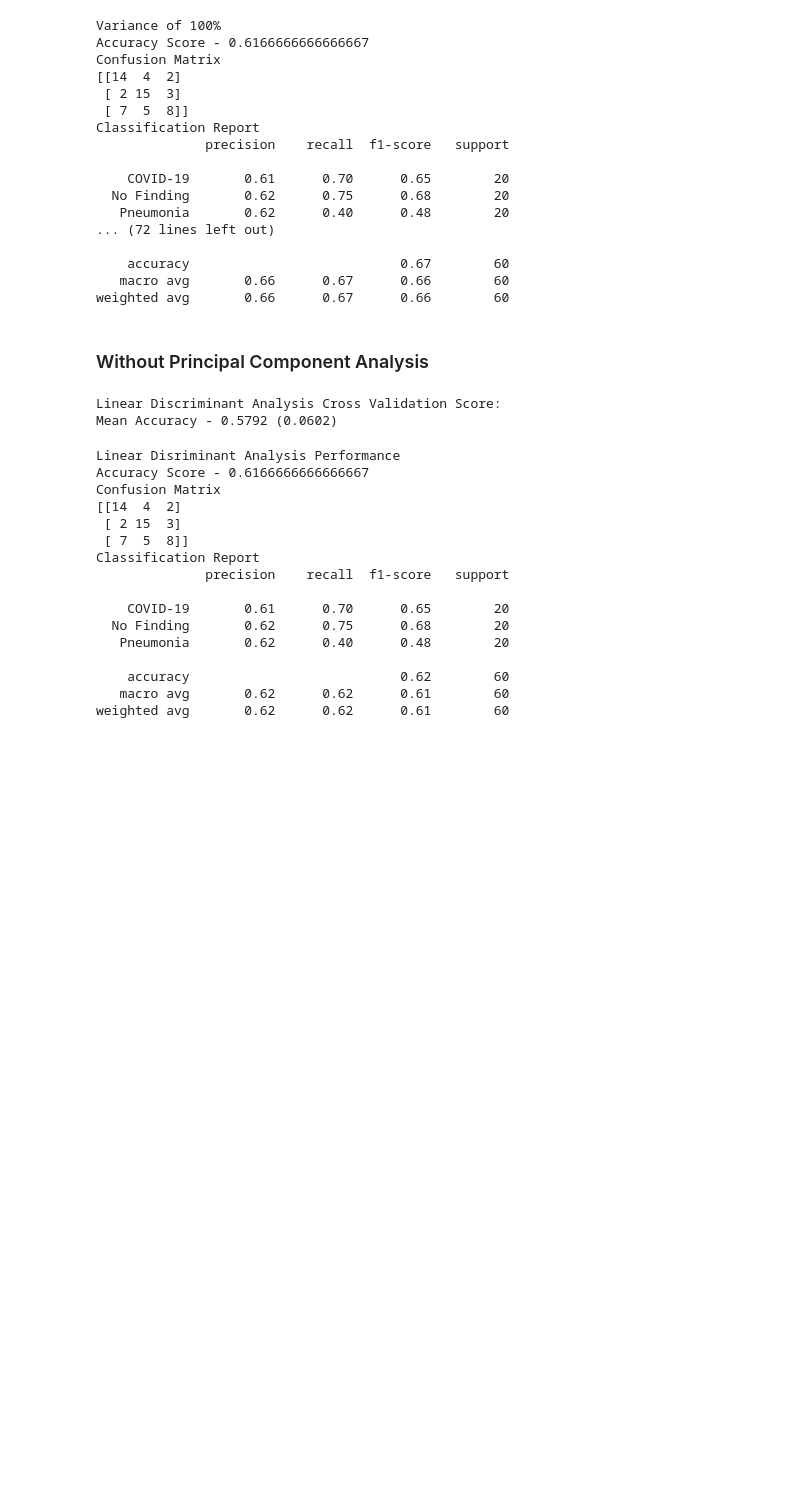
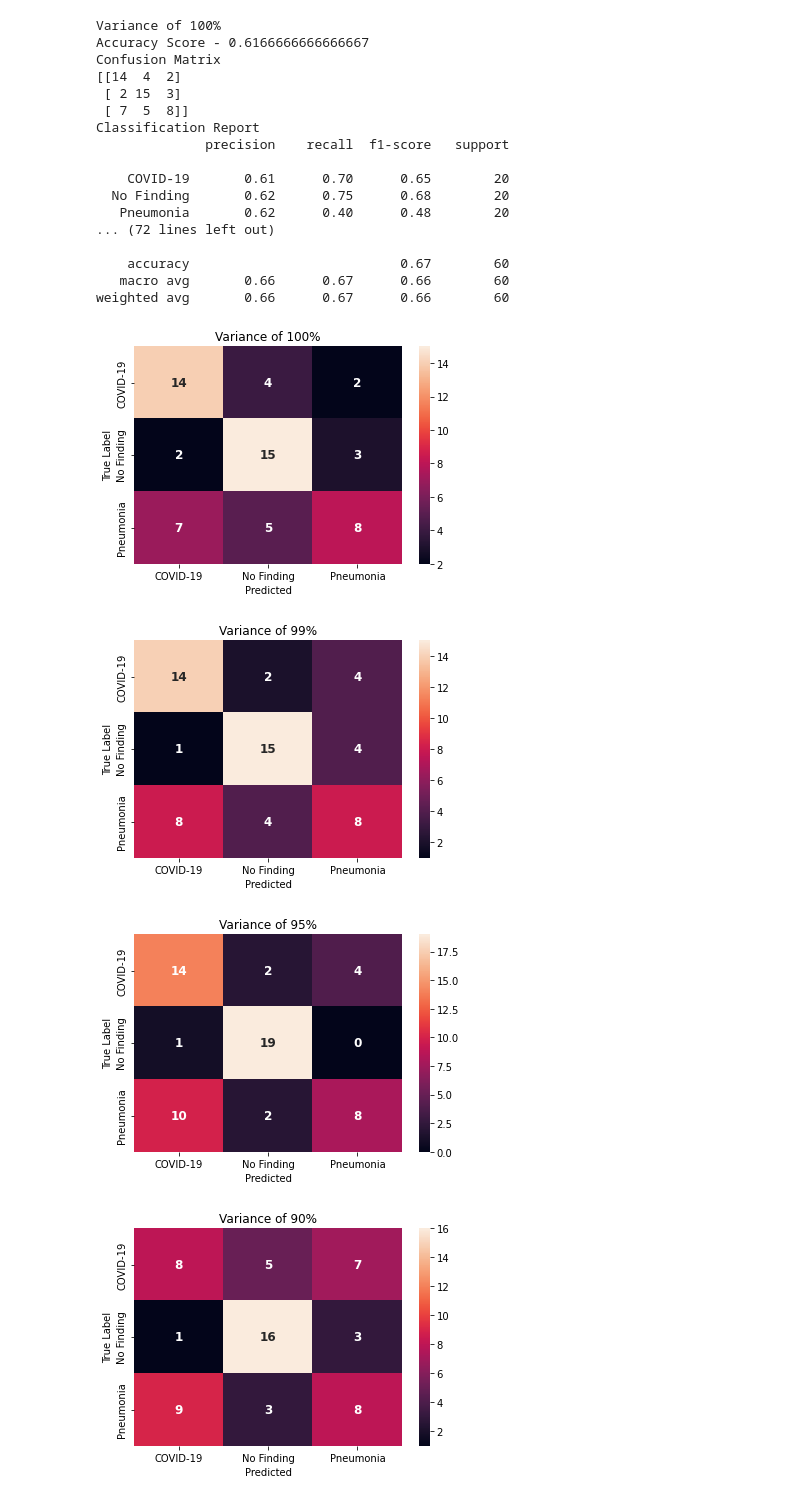
Before and after one commit to artisan7/thesis_stuff, a Jupyter notebook: model.ipynb, the cells around one changed output. Drawn from its saved outputs; the diff is of its cells as text; code cells hidden in the pictures; blank space fills up the shorter version.

Commit message:
Editing model

```diff
--- a/model.ipynb
+++ b/model.ipynb
@@ -111,9 +111,11 @@ lda = LinearDiscriminantAnalysis()
 # Evaluating of Model
 for i in range(len(pca_fit)):
     # define model evaluation method
-    cv = StratifiedKFold(n_splits=10, random_state=1, shuffle=True)
+    cv = StratifiedKFold(n_splits=20, random_state=1, shuffle=True)
     # evaluate model
     scores = cross_val_score(lda, pca_fit[i]["transforms"]["train"], np.ravel(train_lbl), scoring='accuracy', cv=cv)
     # summarize result
+    print('Accuracies:', scores)
     print('Variance of %s:\nMean Accuracy: %.4f (%.4f)\n' % (variances[i], np.mean(scores), np.std(scores)))
+    print('------------------------------------------------')
 # %% [output]
@@ -173,19 +178,3 @@ Classification Report
     accuracy                           0.67        60
    macro avg       0.66      0.67      0.66        60
 weighted avg       0.66      0.67      0.66        60
-# %% [markdown]
-### Without Principal Component Analysis
-# %%
-# Performing towards the untransformed dataset
-
-# define model evaluation method
-cv = StratifiedKFold(n_splits=10, random_state=1, shuffle=True)
-
-# evaluate model
-scores = cross_val_score(lda, train_features, np.ravel(train_lbl), scoring='accuracy', cv=cv)
-
-# summarize result
-print('Linear Discriminant Analysis Cross Validation Score:\nMean Accuracy - %.4f (%.4f)\n' % (np.mean(scores), np.std(scores)))
-# %% [output]
-Linear Discriminant Analysis Cross Validation Score:
-Mean Accuracy - 0.5792 (0.0602)
@@ -195,26 +181,25 @@ predictions = lda_train.predict(test_features)
-# %%
-print("Linear Disriminant Analysis Performance")
-print("Accuracy Score -", accuracy_score(test_lbl, predictions))
-
-print("Confusion Matrix")
-print(confusion_matrix(test_lbl, predictions))
-
-print("Classification Report")
-print(classification_report(test_lbl, predictions))
-# %% [output]
-Linear Disriminant Analysis Performance
-Accuracy Score - 0.6166666666666667
-Confusion Matrix
-[[14  4  2]
- [ 2 15  3]
- [ 7  5  8]]
-Classification Report
-              precision    recall  f1-score   support
-
-    COVID-19       0.61      0.70      0.65        20
-  No Finding       0.62      0.75      0.68        20
-   Pneumonia       0.62      0.40      0.48        20
-
-    accuracy                           0.62        60
-   macro avg       0.62      0.62      0.61        60
-weighted avg       0.62      0.62      0.61        60
+# %%
+#Display Confusion Matrix
+#Credits: https://gist.github.com/shaypal5/94c53d765083101efc0240d776a23823
+import matplotlib.pyplot as plt
+from sklearn.metrics import ConfusionMatrixDisplay
+import seaborn as sns
+
+
+for conf_idx in range(len(results)):
+    conf_matrix = confusion_matrix(test_lbl, results[conf_idx])
+    df_cm = pd.DataFrame(
+        conf_matrix, index=['COVID-19', 'No Finding', 'Pneumonia'], columns=['COVID-19', 'No Finding', 'Pneumonia'],
+    )
+
+    heatmap = sns.heatmap(df_cm, annot=True, fmt='d', annot_kws={"fontsize": 12, "fontweight": 'bold'})
+
+    plt.title(f"Variance of {variances[conf_idx]}")
+    plt.ylabel("True Label")
+    plt.xlabel("Predicted")
+    plt.show()
+# %% [output]
+[figure, added]
+[figure, added]
+[figure, added]
+[figure, added]
```
Also changed, not shown: parts of 8 cells of this notebook, 9 other files.
